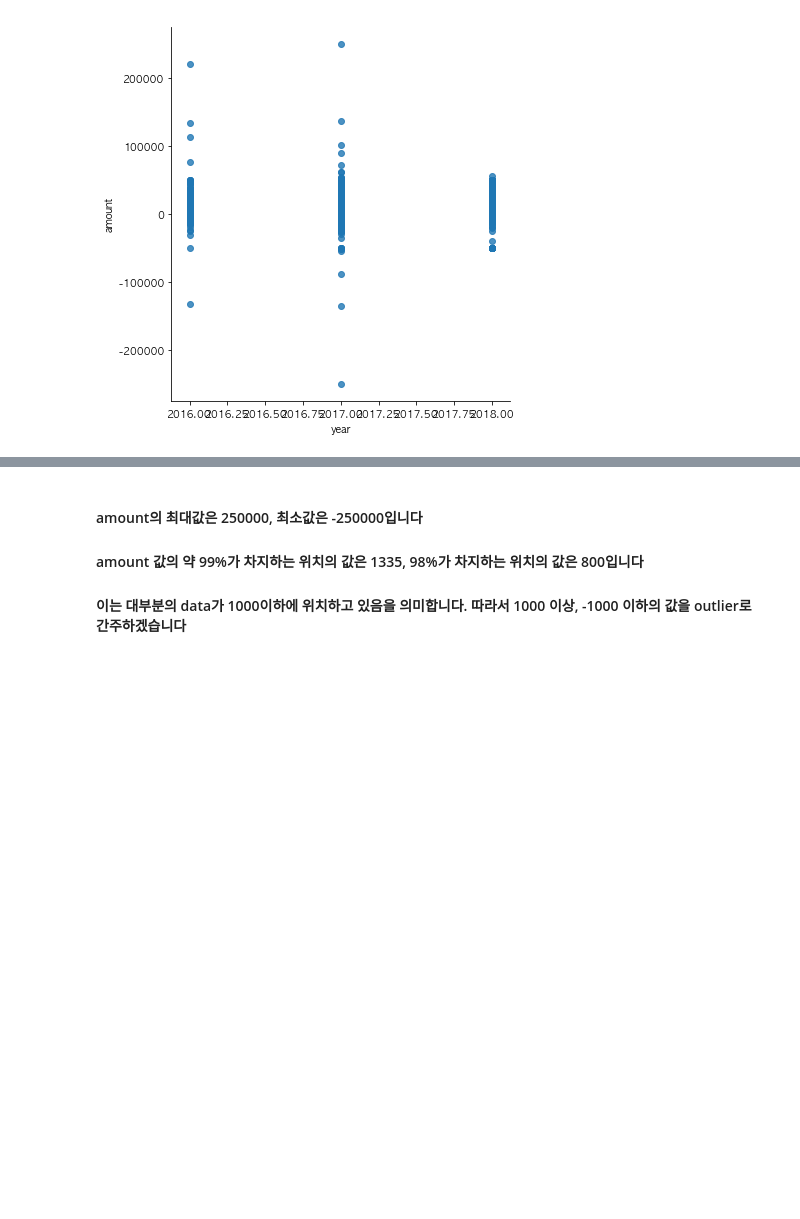
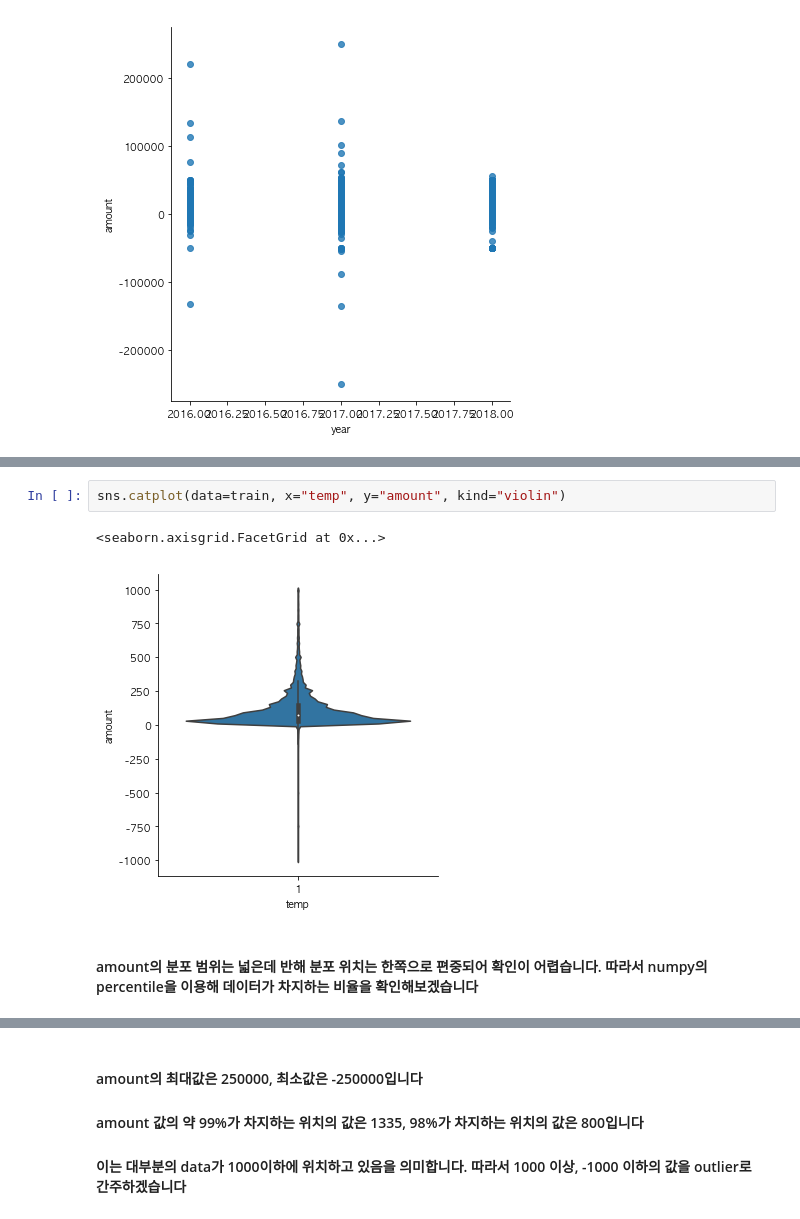
Before and after one commit to willthd/Data-Science, a Jupyter notebook: daconByFunda/funda.ipynb, the cells around one changed output, grey strips where cells are left out. Drawn from its saved outputs; the diff is of its cells as text; blank space fills up the shorter version.

```diff
--- a/daconByFunda/funda.ipynb
+++ b/daconByFunda/funda.ipynb
@@ -107 +94,8 @@ sns.lmplot(data=train, x="year", y="amount", fit_reg=False, size=6, aspect=1)
+# %%
+sns.catplot(data=train, x="temp", y="amount", kind="violin")
+# %% [output]
+<seaborn.axisgrid.FacetGrid at 0x...>
+[figure, added]
+# %% [markdown]
+#### amount의 분포 범위는 넓은데 반해 분포 위치는 한쪽으로 편중되어 확인이 어렵습니다. 따라서 numpy의 percentile을 이용해 데이터가 차지하는 비율을 확인해보겠습니다
 # %%
```
Also changed, not shown: parts of 85 cells of this notebook.
